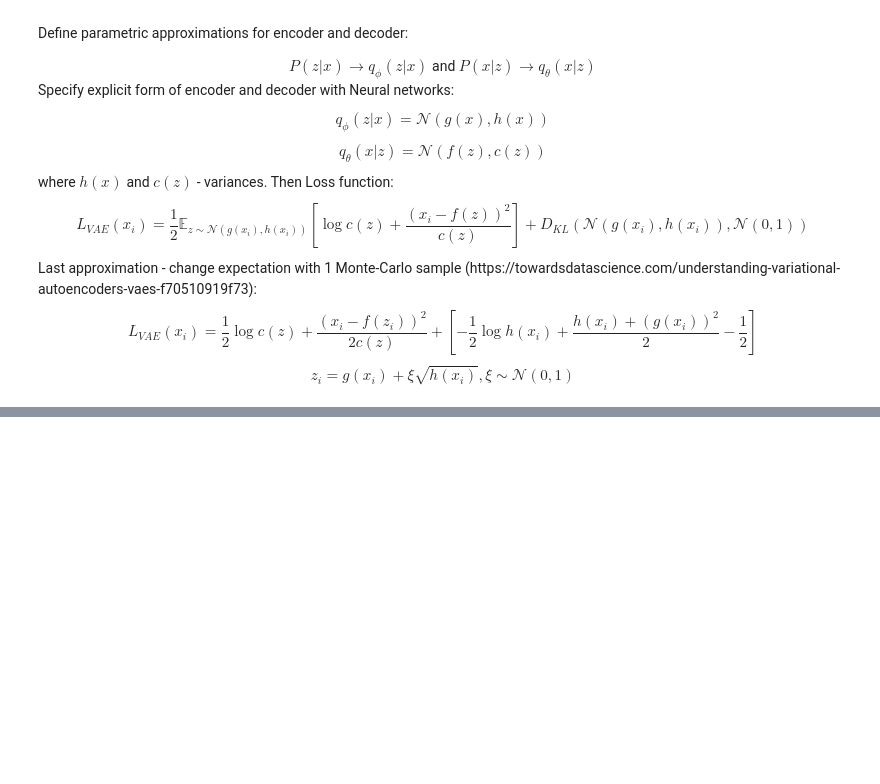
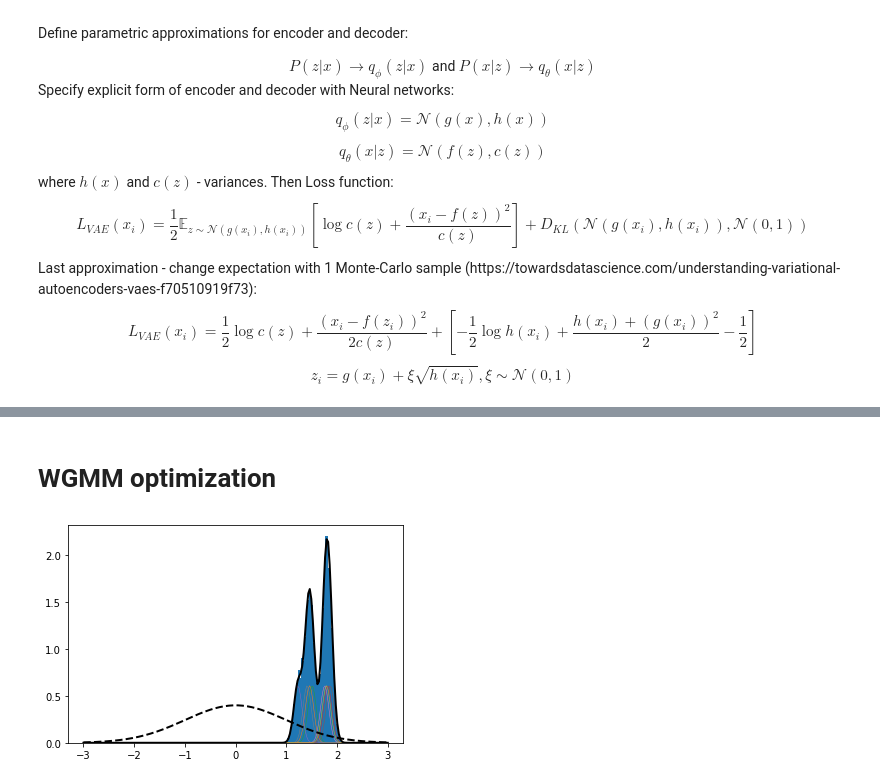
Before and after one commit to Pperezhogin/pyqg_experiments_Ross, a Jupyter notebook: pyqg_subgrid_experiments/Variational Inference/generative_model.ipynb, the cells around one changed output, grey strips where cells are left out. Saved outputs shown, nothing was run; the diff lists cells and outputs as text; code cells hidden in the pictures; blank space fills up the shorter version.

```diff
--- a/pyqg_subgrid_experiments/Variational Inference/generative_model.ipynb
+++ b/pyqg_subgrid_experiments/Variational Inference/generative_model.ipynb
@@ -292,0 +283,35 @@ plot_histograms(x_recon, z_recon, 200, xy_range=2.5)
+# %% [markdown]
+# WGMM optimization
+# %%
+n = 8
+class Mixture(nn.Module):
+    def __init__(self,n):
+        super().__init__()
+        self.n = n
+        self.mu = nn.Parameter(1+1*torch.rand(n,1))
+        self.pvar = nn.Parameter(-5*torch.ones(n,1))
+    def generate(self,k):
+        data = []
+        var = nn.functional.softplus(self.pvar)
+        for i in range(self.n):
+            data.append(torch.randn(k) * torch.sqrt(var[i]) + self.mu[i])
+        data = torch.cat(data, dim=0)
+        return data.detach().numpy()
+    def plot(self):
+        def gauss(x, mu, var):
+            return 1/np.sqrt(2*np.pi*var)*np.exp(-0.5*(x-mu)**2/var)
+        x=np.linspace(-3,3,200)
+        y = 0*x
+        var = nn.functional.softplus(self.pvar)
+        for i in range(self.n):
+            yy = gauss(x,self.mu[i].item(),var[i].item())/n
+            y += yy
+            plt.plot(x, yy,linewidth=0.5)
+        plt.plot(x,y,'k',linewidth=2)
+        plt.plot(x,gauss(x,0,1),'--k',linewidth=2)
+m = Mixture(n)
+# %%
+plt.hist(m.generate(1000), bins=200, density = True, range=(-3,3));
+m.plot()
+# %% [output]
+[figure, added]
```
Also changed, not shown: parts of 17 cells of this notebook.
